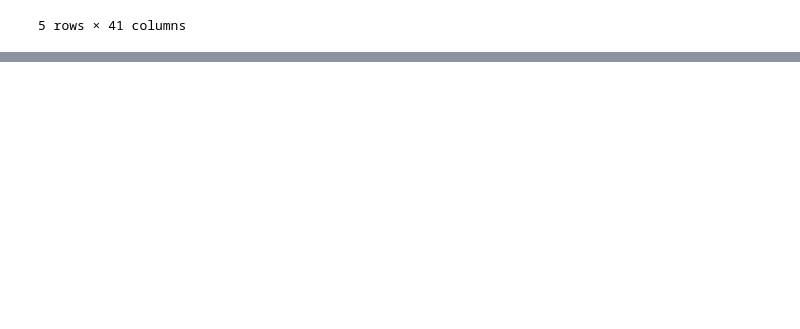
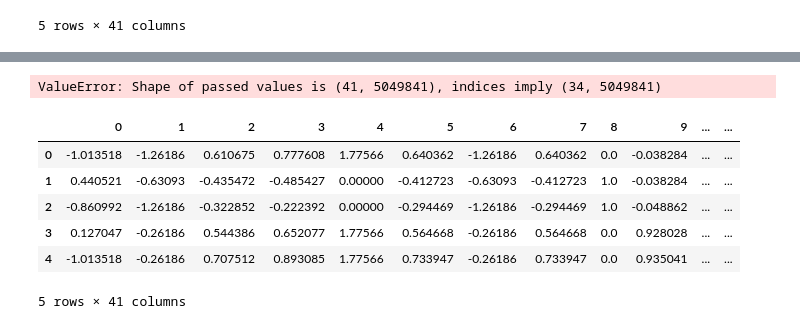
Before and after one commit to Anshul-GH/scikit-learn-application, a Jupyter notebook: DTML_MasterDataImplementation.ipynb, the cells around one changed output, grey strips where cells are left out. Cells and saved outputs as stored; diff of their text form; code cells hidden in the pictures; blank space fills up the shorter version.

Commit message:
Closing towards getting a scaled version of feature matrix for DTML data.

```diff
--- a/DTML_MasterDataImplementation.ipynb
+++ b/DTML_MasterDataImplementation.ipynb
@@ -270,0 +331,48 @@ X.head()
+# %%
+colm_list = ['CAL_DATE',
+ 'VNDR_ID',
+ 'ITEM_NO',
+ 'LOC',
+ 'SR_FLAG',
+ 'CRFA_C',
+ 'CRFA_R',
+ 'CRFA_F',
+ 'CRFA_A',
+ 'EOQ',
+ 'PKG_QTY',
+ 'OUTPROC_FLAG',
+ 'SCORE_EDI_INSTABILITY_AVG',
+ 'ORDER_EDI_INSTABILITY_POSITIVE_ONLY_AVG',
+ 'FULFILLMENT_RATE_2WKAVG',
+ 'SPEC_CNG_ELEM',
+ 'SPEC_CNG_FPE',
+ 'SPEC_CNG_MRP',
+ 'SPEC_CNG_OH_ADJ',
+ 'SPEC_CNG_PCTS',
+ 'SPEC_CNG_PEG',
+ 'SPEC_CNG_POR_ASN',
+ 'SPEC_CNG_POTR',
+ 'SPEC_CNG_SCHED',
+ 'SPEC_CNG_UNKNWN',
+ 'DROPIN',
+ 'PAST_DUES',
+ 'CUR_INTRN_DAYS',
+ 'MDL_BLD_RATE',
+ 'PREV_MNTH_RECORD_COUNT',
+ 'PREV_MNTH_PERCENT',
+ 'AVG_SIX_MNTH_CNT',
+ 'SHRT_PPM',
+ 'QA_PPM']
+X = pd.DataFrame(X_scaled, columns=colm_list)
+# %% [output]
+ValueError: Shape of passed values is (41, 5049841), indices imply (34, 5049841)
+# %%
+X.head()
+# %% [output]
+|  | 0 | 1 | 2 | 3 | 4 | 5 | 6 | 7 | 8 | 9 | ... | ... |
+| 0 | -1.013518 | -1.26186 | 0.610675 | 0.777608 | 1.77566 | 0.640362 | -1.26186 | 0.640362 | 0.0 | -0.038284 | ... | ... |
+| 1 | 0.440521 | -0.63093 | -0.435472 | -0.485427 | 0.00000 | -0.412723 | -0.63093 | -0.412723 | 1.0 | -0.038284 | ... | ... |
+| 2 | -0.860992 | -1.26186 | -0.322852 | -0.222392 | 0.00000 | -0.294469 | -1.26186 | -0.294469 | 1.0 | -0.048862 | ... | ... |
+| 3 | 0.127047 | -0.26186 | 0.544386 | 0.652077 | 1.77566 | 0.564668 | -0.26186 | 0.564668 | 0.0 | 0.928028 | ... | ... |
+| 4 | -1.013518 | -0.26186 | 0.707512 | 0.893085 | 1.77566 | 0.733947 | -0.26186 | 0.733947 | 0.0 | 0.935041 | ... | ... |
+5 rows × 41 columns
```
Also changed, not shown: parts of 7 cells of this notebook, 1 other file.
